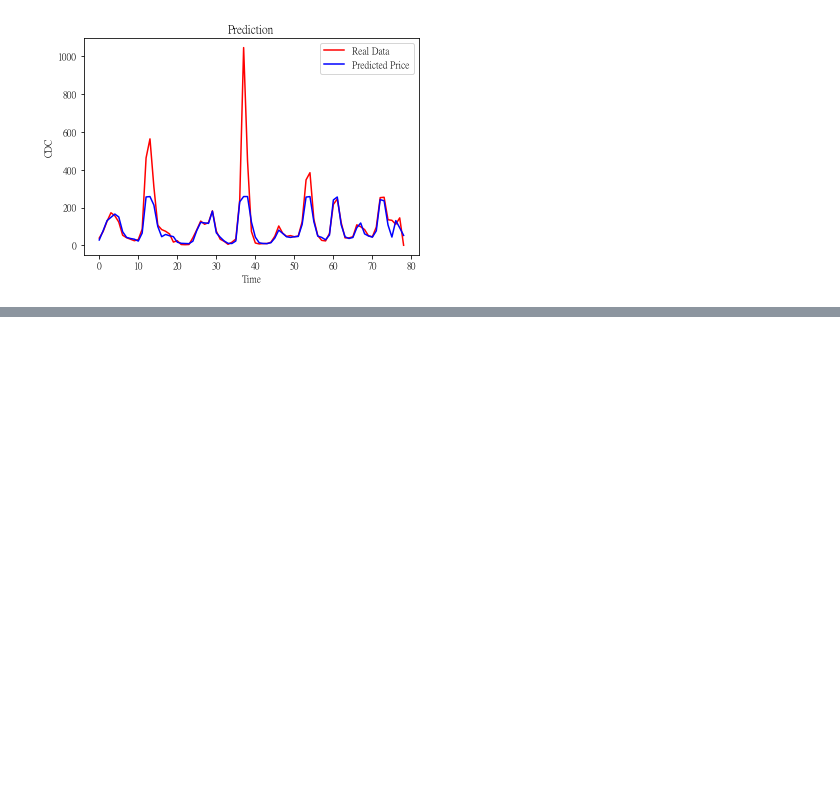
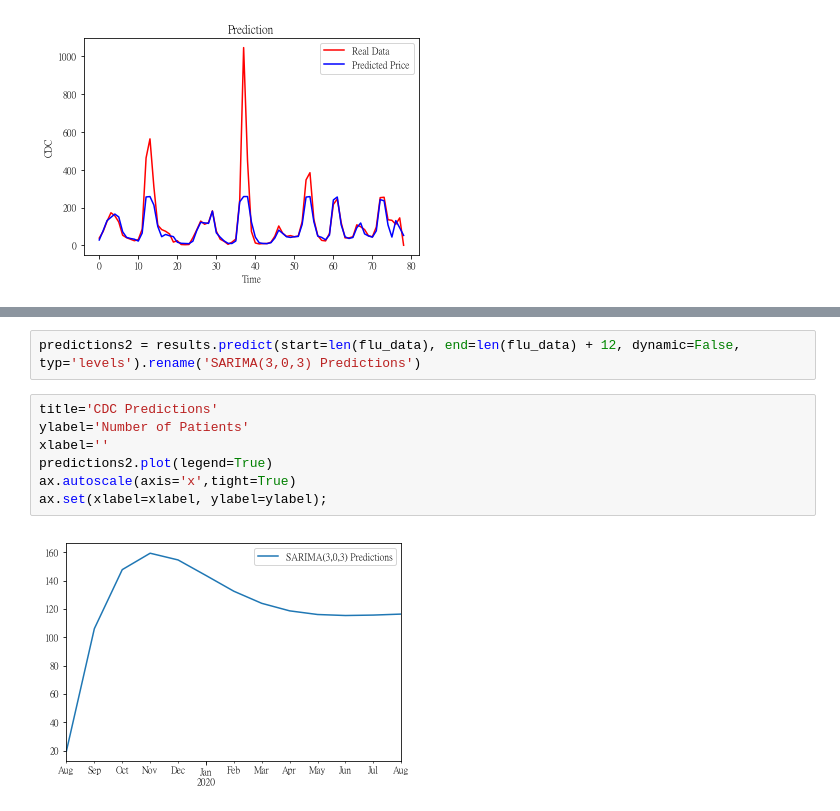
Before and after one commit to ywchiu/cdc_course, a Jupyter notebook: Demo20190705.ipynb, the cells around one changed output, grey strips where cells are left out. Saved outputs shown, nothing was run; the diff lists cells and outputs as text; blank space fills up the shorter version.

```diff
--- a/Demo20190705.ipynb
+++ b/Demo20190705.ipynb
@@ -505,0 +600,11 @@ plt.show()
+# %%
+predictions2 = results.predict(start=len(flu_data), end=len(flu_data) + 12, dynamic=False, typ='levels').rename('SARIMA(3,0,3) Predictions')
+# %%
+title='CDC Predictions'
+ylabel='Number of Patients'
+xlabel=''
+predictions2.plot(legend=True)
+ax.autoscale(axis='x',tight=True)
+ax.set(xlabel=xlabel, ylabel=ylabel);
+# %% [output]
+[figure, added]
```
Also changed, not shown: parts of 28 cells of this notebook.
